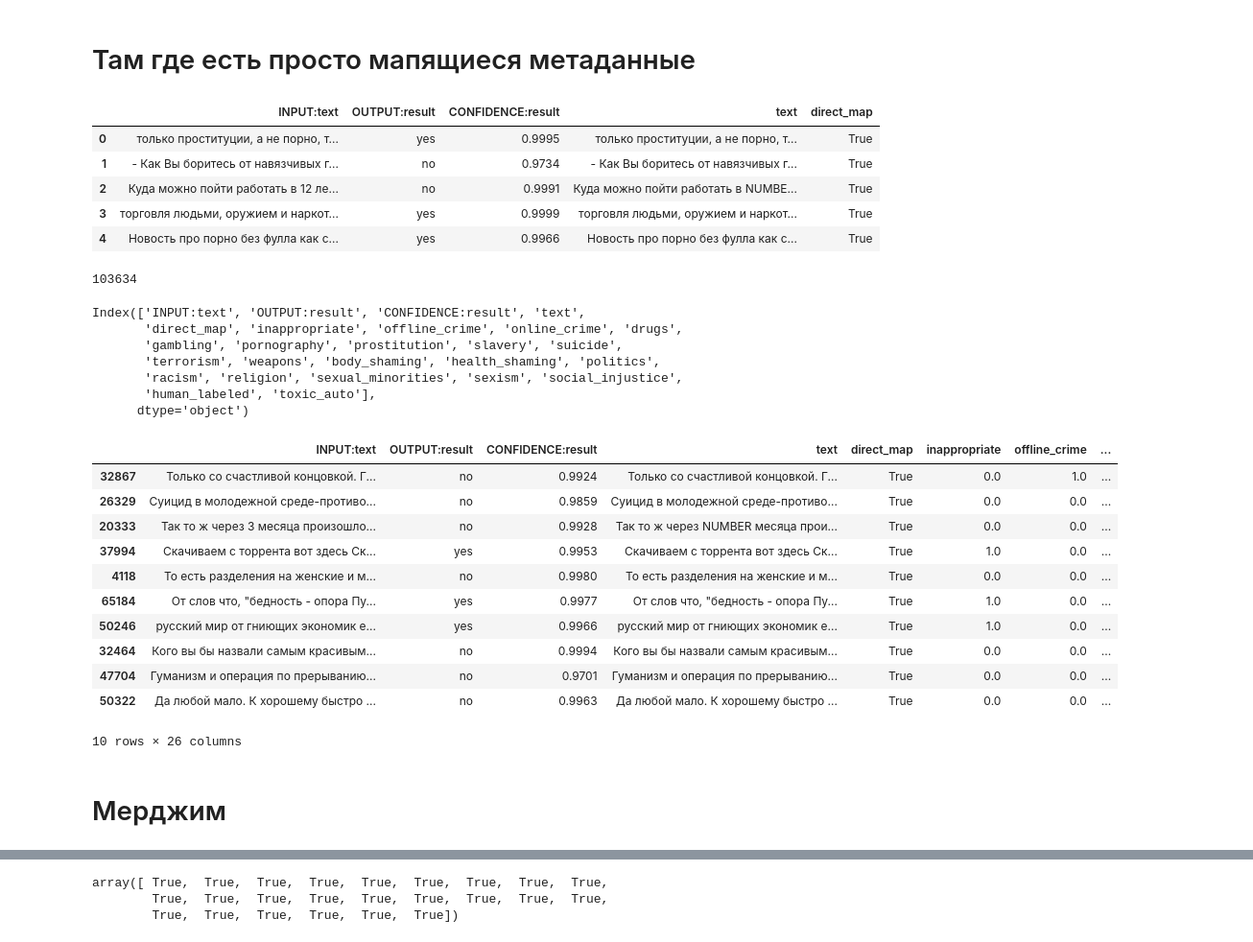
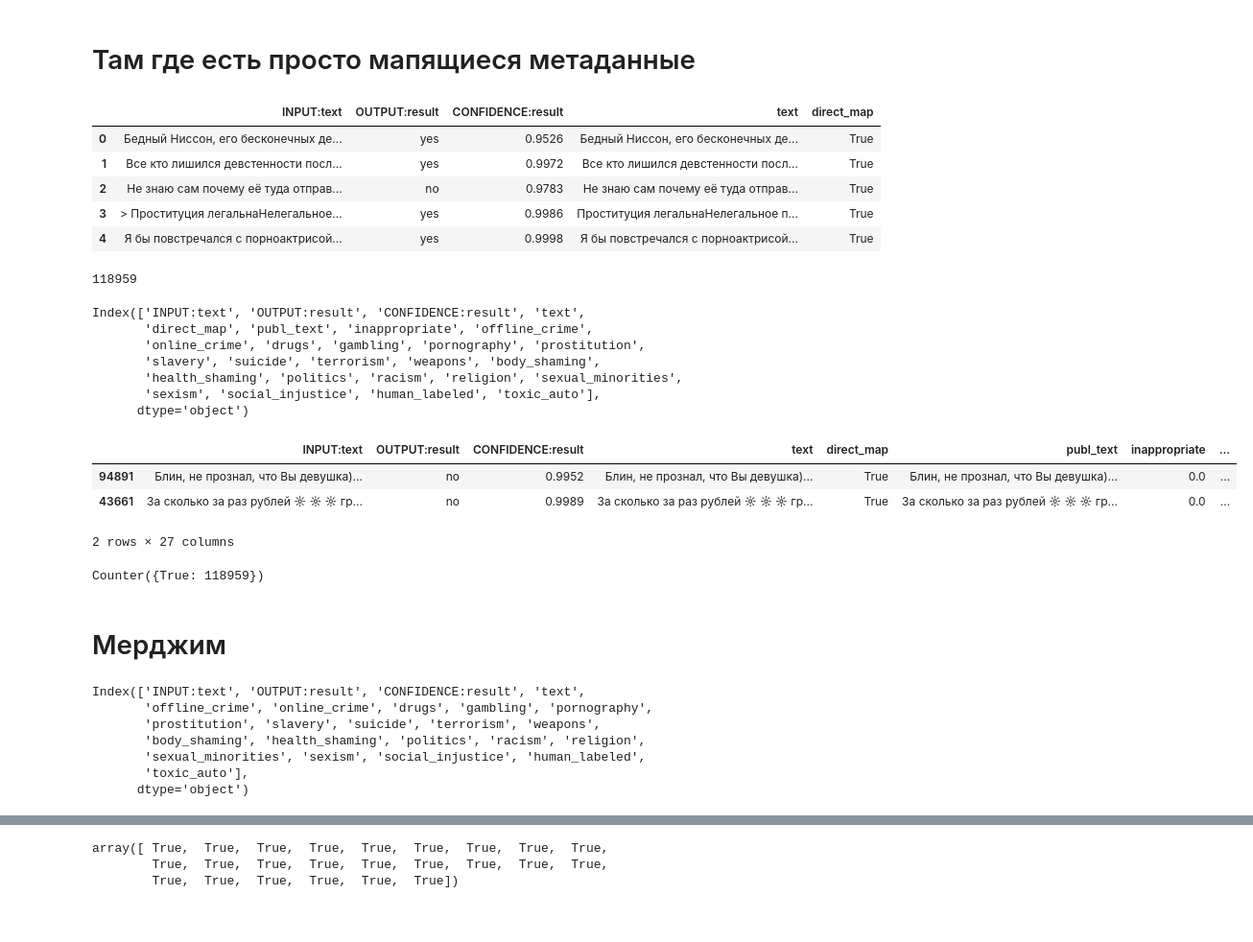
Before and after one commit to s-nlp/inappropriate-sensitive-topics, a Jupyter notebook: Version2/check_agreement/check_topics_proportion.ipynb, the cells around one changed output, grey strips where cells are left out. Shown: that part at 96% size. Saved outputs shown, nothing was run; the diff lists cells and outputs as text; code cells hidden in the pictures.

```diff
--- a/Version2/check_agreement/check_topics_proportion.ipynb
+++ b/Version2/check_agreement/check_topics_proportion.ipynb
@@ -2,7 +2,8 @@
 import pandas as pd
 from collections import Counter
 # %%
-df_new_filtered = pd.read_csv("Inappropriate_095_top_vs_one.csv")
+# df_new_filtered = pd.read_csv("Inappropriate_095_top_vs_one.csv")
+df_new_filtered = pd.read_csv("Inappropriate_09_top_vs_one.csv")
 # %%
 df_new_filtered.head()
 # %% [output]
@@ -161,42 +163,42 @@ df_new_filtered_with_direct_data = df_new_filtered[df_new_filtered['direct_map']
 df_new_filtered_with_direct_data.head()
 # %% [output]
 |  | INPUT:text | OUTPUT:result | CONFIDENCE:result | text | direct_map |
-| 0 | только проституции, а не порно, т... | yes | 0.9995 | только проституции, а не порно, т... | True |
-| 1 | - Как Вы боритесь от навязчивых г... | no | 0.9734 | - Как Вы боритесь от навязчивых г... | True |
-| 2 | Куда можно пойти работать в 12 ле... | no | 0.9991 | Куда можно пойти работать в NUMBE... | True |
-| 3 | торговля людьми, оружием и наркот... | yes | 0.9999 | торговля людьми, оружием и наркот... | True |
-| 4 | Новость про порно без фулла как с... | yes | 0.9966 | Новость про порно без фулла как с... | True |
+| 0 | Бедный Ниссон, его бесконечных де... | yes | 0.9526 | Бедный Ниссон, его бесконечных де... | True |
+| 1 | Все кто лишился девстенности посл... | yes | 0.9972 | Все кто лишился девстенности посл... | True |
+| 2 | Не знаю сам почему её туда отправ... | no | 0.9783 | Не знаю сам почему её туда отправ... | True |
+| 3 | > Проституция легальнаНелегальное... | yes | 0.9986 | Проституция легальнаНелегальное п... | True |
+| 4 | Я бы повстречался с порноактрисой... | yes | 0.9998 | Я бы повстречался с порноактрисой... | True |
+# %%
+df_published = df_published.rename(columns = {'text':'publ_text'})
 # %%
-df_new_filtered_with_direct_data_merged = df_new_filtered_with_direct_data.merge(df_published, how = 'left',on = 'text')
+df_new_filtered_with_direct_data_merged = df_new_filtered_with_direct_data.merge(df_published, how = 'inner',
+                                                                                 left_on = 'text',
+                                                                                right_on = 'publ_text')
 # %%
 len(df_new_filtered_with_direct_data_merged)
 # %% [output]
-103634
+118959
 # %%
 df_new_filtered_with_direct_data_merged.columns
 # %% [output]
 Index(['INPUT:text', 'OUTPUT:result', 'CONFIDENCE:result', 'text',
-       'direct_map', 'inappropriate', 'offline_crime', 'online_crime', 'drugs',
-       'gambling', 'pornography', 'prostitution', 'slavery', 'suicide',
-       'terrorism', 'weapons', 'body_shaming', 'health_shaming', 'politics',
-       'racism', 'religion', 'sexual_minorities', 'sexism', 'social_injustice',
-       'human_labeled', 'toxic_auto'],
+       'direct_map', 'publ_text', 'inappropriate', 'offline_crime',
+       'online_crime', 'drugs', 'gambling', 'pornography', 'prostitution',
+       'slavery', 'suicide', 'terrorism', 'weapons', 'body_shaming',
+       'health_shaming', 'politics', 'racism', 'religion', 'sexual_minorities',
+       'sexism', 'social_injustice', 'human_labeled', 'toxic_auto'],
       dtype='object')
 # %%
-df_new_filtered_with_direct_data_merged.sample(10)
+df_new_filtered_with_direct_data_merged.sample(2)
 # %% [output]
-|  | INPUT:text | OUTPUT:result | CONFIDENCE:result | text | direct_map | inappropriate | offline_crime | ... |
-| 32867 | Только со счастливой концовкой. Г... | no | 0.9924 | Только со счастливой концовкой. Г... | True | 0.0 | 1.0 | ... |
-| 26329 | Суицид в молодежной среде-противо... | no | 0.9859 | Суицид в молодежной среде-противо... | True | 0.0 | 0.0 | ... |
-| 20333 | Так то ж через 3 месяца произошло... | no | 0.9928 | Так то ж через NUMBER месяца прои... | True | 0.0 | 0.0 | ... |
-| 37994 | Скачиваем с торрента вот здесь Ск... | yes | 0.9953 | Скачиваем с торрента вот здесь Ск... | True | 1.0 | 0.0 | ... |
-| 4118 | То есть разделения на женские и м... | no | 0.9980 | То есть разделения на женские и м... | True | 0.0 | 0.0 | ... |
-| 65184 | От слов что, "бедность - опора Пу... | yes | 0.9977 | От слов что, "бедность - опора Пу... | True | 1.0 | 0.0 | ... |
-| 50246 | русский мир от гниющих экономик е... | yes | 0.9966 | русский мир от гниющих экономик е... | True | 1.0 | 0.0 | ... |
-| 32464 | Кого вы бы назвали самым красивым... | no | 0.9994 | Кого вы бы назвали самым красивым... | True | 0.0 | 0.0 | ... |
-| 47704 | Гуманизм и операция по прерыванию... | no | 0.9701 | Гуманизм и операция по прерыванию... | True | 0.0 | 0.0 | ... |
-| 50322 | Да любой мало. К хорошему быстро ... | no | 0.9963 | Да любой мало. К хорошему быстро ... | True | 0.0 | 0.0 | ... |
+|  | INPUT:text | OUTPUT:result | CONFIDENCE:result | text | direct_map | publ_text | inappropriate | ... |
+| 94891 | Блин, не прознал, что Вы девушка)... | no | 0.9952 | Блин, не прознал, что Вы девушка)... | True | Блин, не прознал, что Вы девушка)... | 0.0 | ... |
+| 43661 | За сколько за раз рублей ☼ ☼ ☼ гр... | no | 0.9989 | За сколько за раз рублей ☼ ☼ ☼ гр... | True | За сколько за раз рублей ☼ ☼ ☼ гр... | 0.0 | ... |
-10 rows × 26 columns
+2 rows × 27 columns
+# %%
+Counter(df_new_filtered_with_direct_data_merged['text'] == df_new_filtered_with_direct_data_merged['publ_text'])
+# %% [output]
+Counter({True: 118959})
 # %% [markdown]
 # Мерджим
 # %%
@@ -204 +208,11 @@ df_new_filtered_with_direct_data_merged.drop(columns=['direct_map','inappropriat
+# %%
+df_new_filtered_with_direct_data_merged.columns
+# %% [output]
+Index(['INPUT:text', 'OUTPUT:result', 'CONFIDENCE:result', 'text',
+       'offline_crime', 'online_crime', 'drugs', 'gambling', 'pornography',
+       'prostitution', 'slavery', 'suicide', 'terrorism', 'weapons',
+       'body_shaming', 'health_shaming', 'politics', 'racism', 'religion',
+       'sexual_minorities', 'sexism', 'social_injustice', 'human_labeled',
+       'toxic_auto'],
+      dtype='object')
 # %%
```
Also changed, not shown: parts of 29 cells of this notebook, 3 other files.
